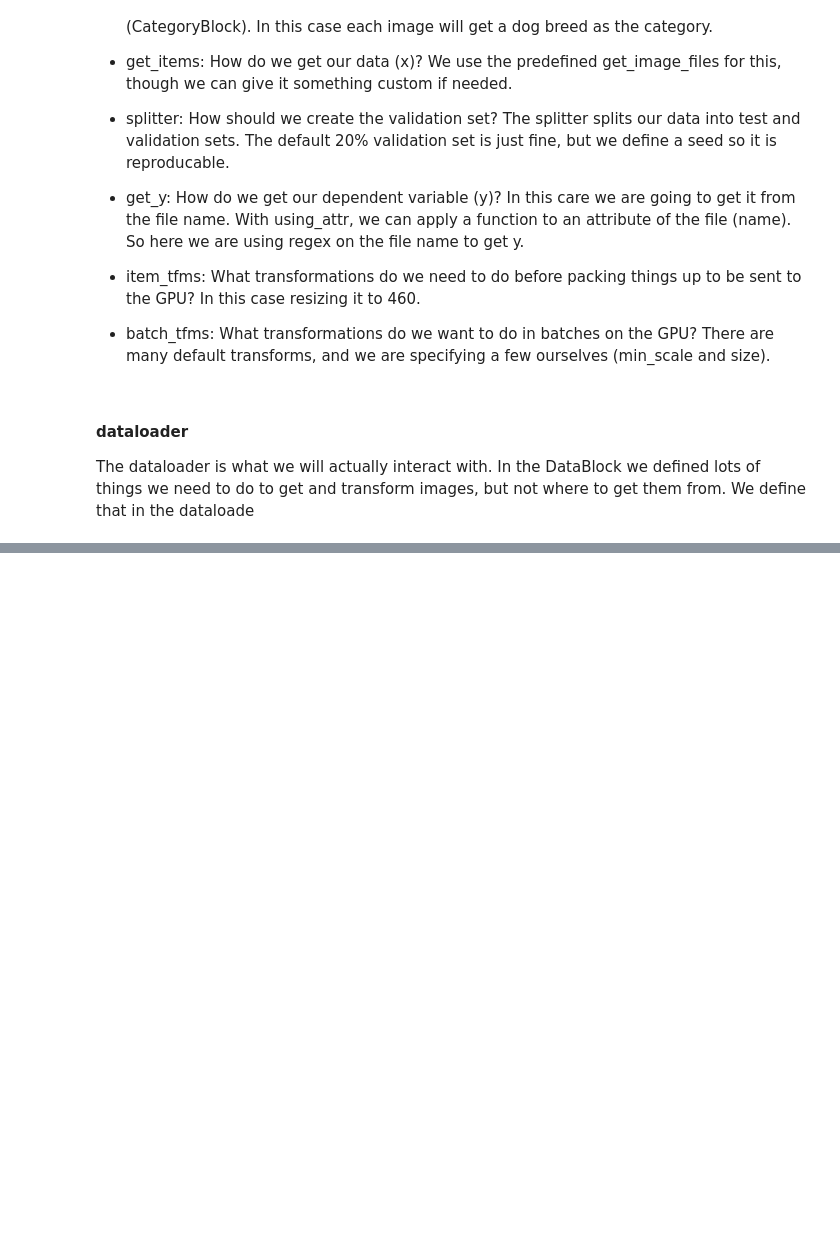
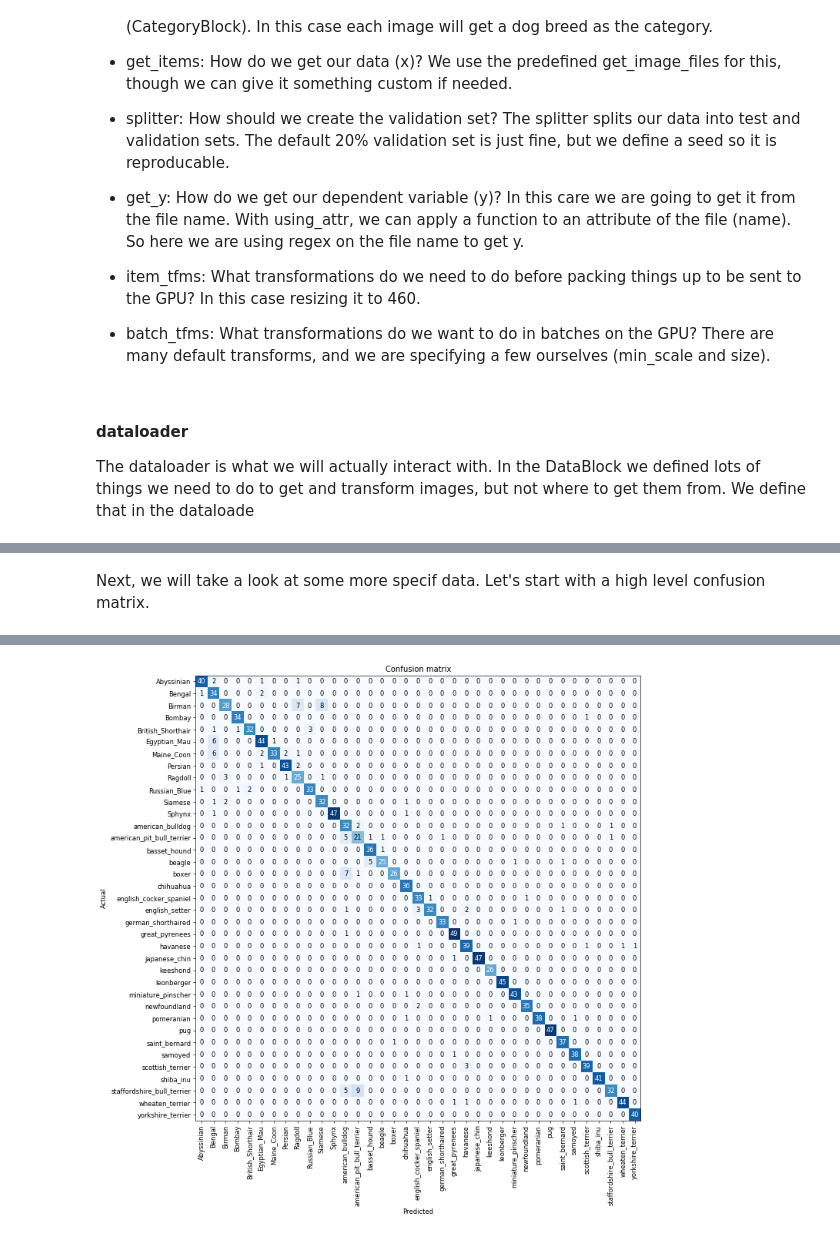
Before and after one commit to 1Paws7/blog, a Jupyter notebook: _notebooks/2020-06-25-Fine Grain Image Classifier.ipynb, the cells around one changed output, grey strips where cells are left out. Drawn from its saved outputs; the diff is of its cells as text; code cells hidden in the pictures; blank space fills up the shorter version.

```diff
--- a/_notebooks/2020-06-25-Fine Grain Image Classifier.ipynb
+++ b/_notebooks/2020-06-25-Fine Grain Image Classifier.ipynb
@@ -77,0 +113,6 @@ learn = cnn_learner(dls, resnet34, metrics=error_rate)
+# %% [markdown]
+Next, we will take a look at some more specif data.  Let's start with a high level confusion matrix.
+# %%
+interp = ClassificationInterpretation.from_learner(learn)
+interp.plot_confusion_matrix(figsize=(12,12), dpi=60)
+# %% [output]
@@ -77,0 +120 @@ learn = cnn_learner(dls, resnet34, metrics=error_rate)
+[figure, added]
```
Also changed, not shown: parts of 19 cells of this notebook.
